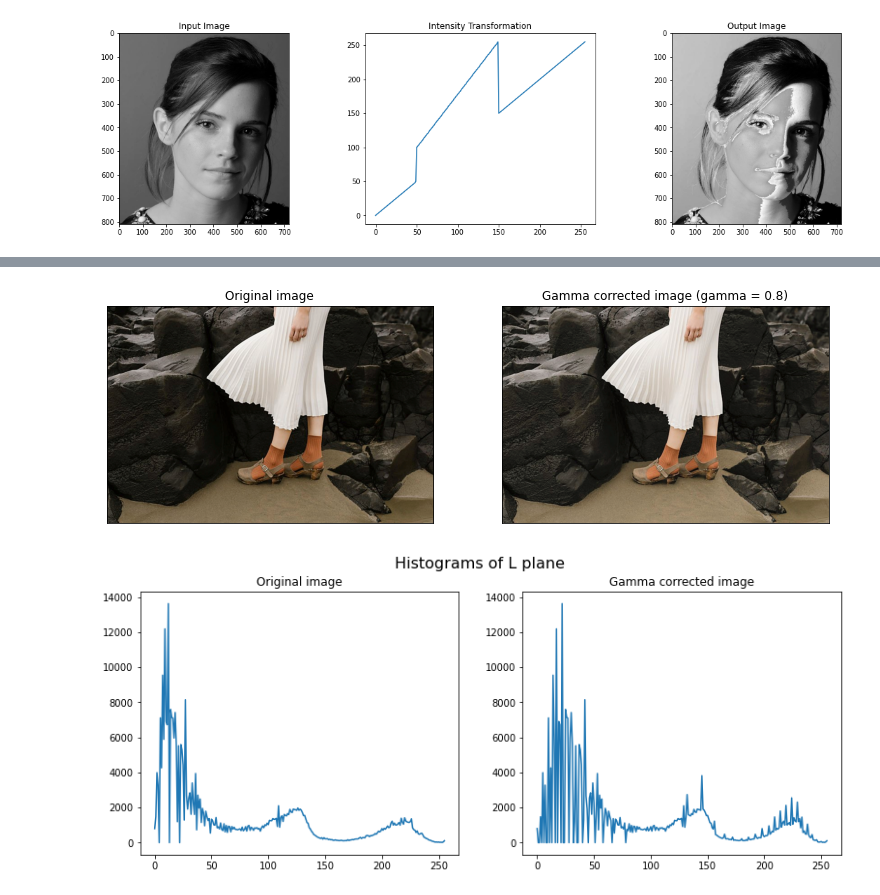
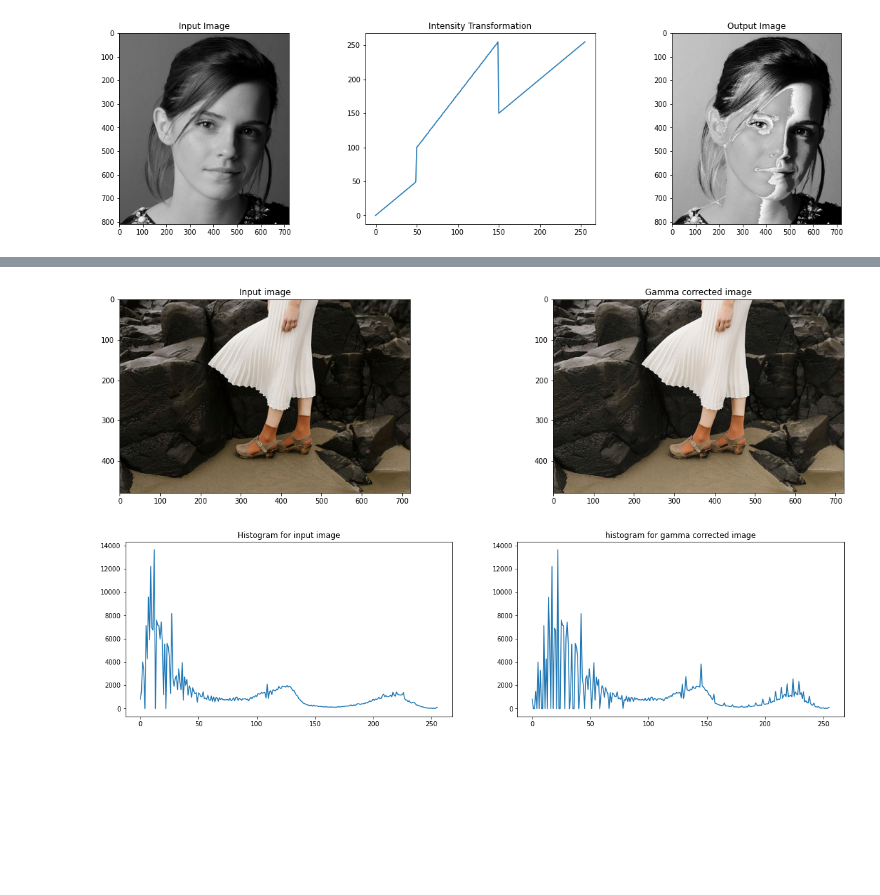
Before and after one commit to DilshiTP/Image-Processing, a Jupyter notebook: Assignments/190626H-Assignment_1.ipynb, the cells around one changed output, grey strips where cells are left out. Drawn from its saved outputs; the diff is of its cells as text; code cells hidden in the pictures; blank space fills up the shorter version.

```diff
--- a/Assignments/190626H-Assignment_1.ipynb
+++ b/Assignments/190626H-Assignment_1.ipynb
@@ -54,37 +54,33 @@ plt.show()
 # %%
 gamma = 0.8
 
-fig3 = cv.imread(r"highlights_and_shadows.jpg")
-assert fig3 is not None
-fig3 = cv.cvtColor(fig3, cv.COLOR_BGR2Lab)
-fig3_rbg = cv.cvtColor(fig3, cv.COLOR_Lab2RGB)
-original_hist = cv.calcHist([fig3], [0], None, [256], [0, 256])
-transform4 = np.array([((i/255)**gamma)*255 for i in range(256)]).astype(np.uint8)
-fig3[:,:,0] = cv.LUT(fig3[:,:,0], transform4)
-transformed_hist = cv.calcHist([fig3], [0], None, [256], [0, 256])
-fig3 = cv.cvtColor(fig3, cv.COLOR_Lab2RGB)
+im3 = cv.imread(r"highlights_and_shadows.jpg")
+assert im3 is not None
+im3 = cv.cvtColor(im3, cv.COLOR_BGR2Lab)
 
-fig, ax = plt.subplots(1, 2, figsize=(13, 4))
-ax[0].imshow(fig3_rbg)
-ax[0].get_xaxis().set_visible(False)
-ax[0].get_yaxis().set_visible(False)
-ax[0].set_title("Original image")
-ax[1].imshow(fig3)
-ax[1].get_xaxis().set_visible(False)
-ax[1].get_yaxis().set_visible(False)
-ax[1].set_title("Gamma corrected image (gamma = "+str(gamma)+")")
+im3_rbg = cv.cvtColor(im3, cv.COLOR_Lab2RGB)
+original_hist = cv.calcHist([im3], [0], None, [256], [0, 256])
+transform = np.array([((i/255)**gamma)*255 for i in range(256)]).astype(np.uint8)
+im3[:,:,0] = cv.LUT(im3[:,:,0], transform)
+transformed_hist = cv.calcHist([im3], [0], None, [256], [0, 256])
+im3 = cv.cvtColor(im3, cv.COLOR_Lab2RGB)
 
-fig, ax = plt.subplots(1, 2, figsize=(13, 5))
-fig.suptitle('Histograms of L plane', fontsize=16)
-ax[0].plot(original_hist)
-ax[0].set_title("Original image")
-ax[1].plot(transformed_hist)
+fig, ax = plt.subplots(1, 2, figsize=(20, 5))
+ax[0].imshow(im3_rbg)
+ax[0].set_title("Input image")
+ax[1].imshow(im3)
 ax[1].set_title("Gamma corrected image")
 
+fig, ax = plt.subplots(1, 2, figsize=(20, 5))
+ax[0].plot(original_hist)
+ax[0].set_title("Histogram for input image")
+ax[1].plot(transformed_hist)
+ax[1].set_title("histogram for gamma corrected image")
+
 plt.show()
 # %% [output]
-[figure, old version]
+[figure, new version]
-[figure, old version]
+[figure, new version]
 # %%
 def equalizeHist(img):
     hist = np.histogram(img.flatten(),256,[0,256])[0]
```
Also changed, not shown: parts of 8 cells of this notebook.
